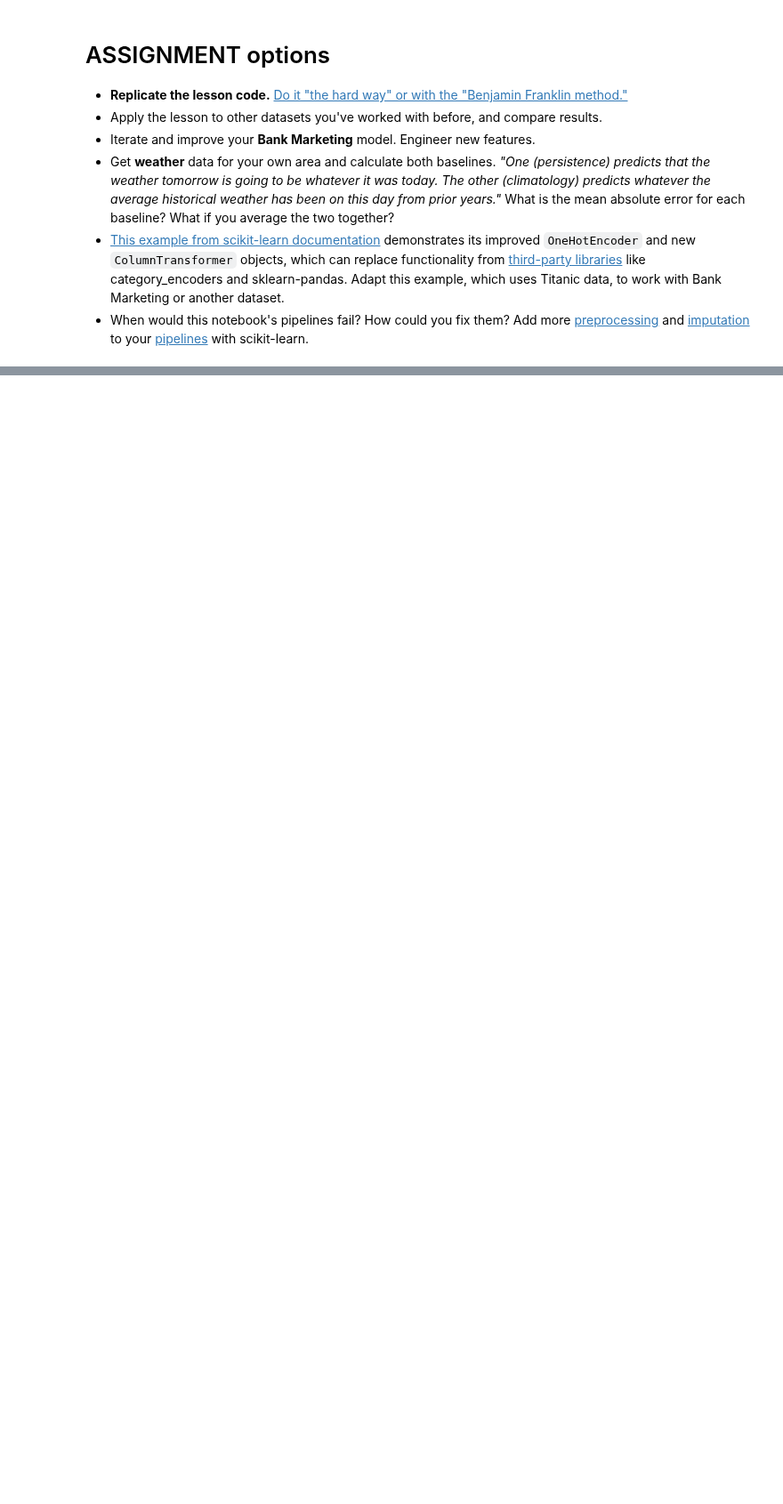
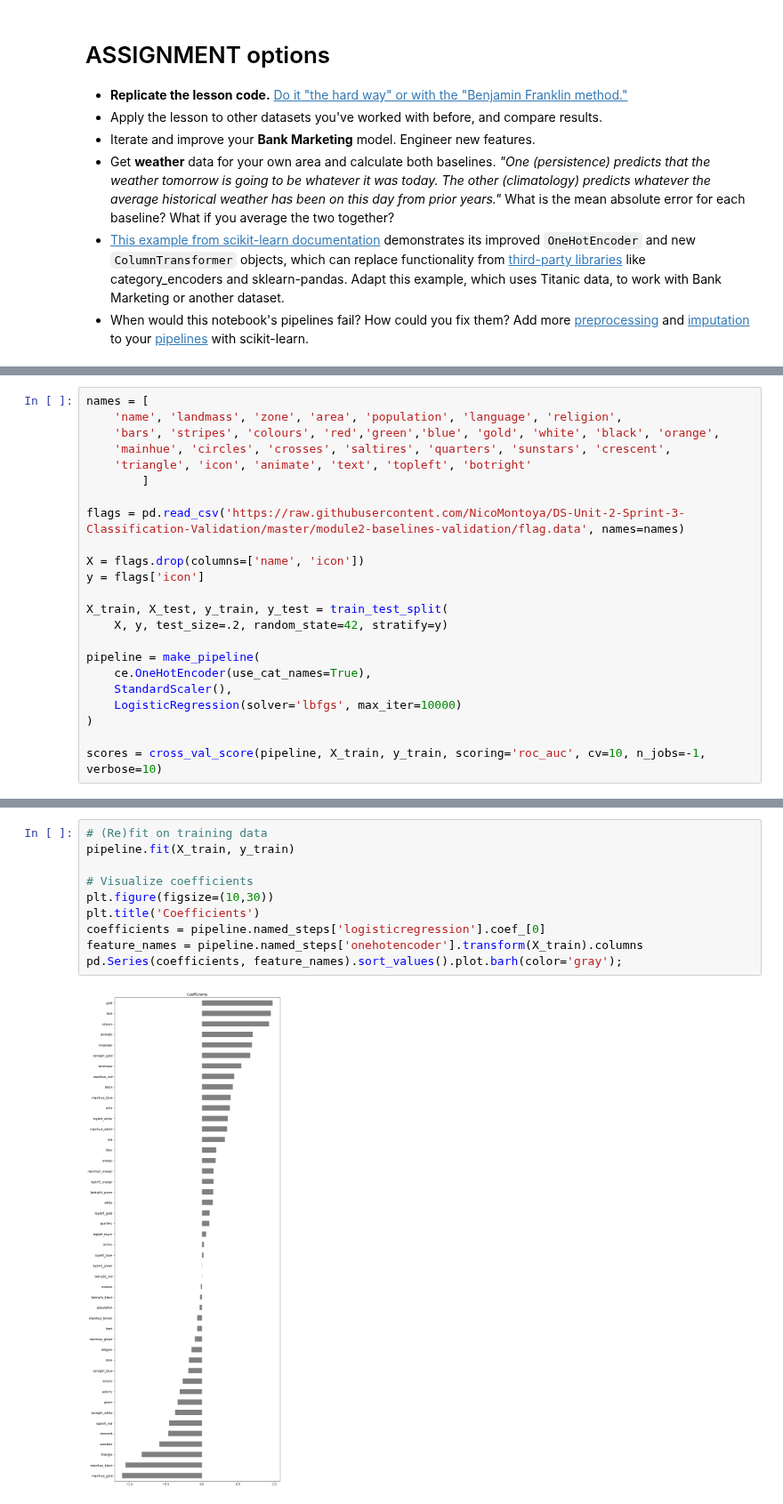
Before and after one commit to LambdaSchool/DS-Unit-2-Sprint-3-Classification-Validation, a Jupyter notebook: module2-baselines-validation/LS_DS_232_Baselines_Validation.ipynb, the cells around one changed output, grey strips where cells are left out. Shown at 89% size. Cells and saved outputs as stored; diff of their text form; blank space fills up the shorter version.

```diff
--- a/module2-baselines-validation/LS_DS_232_Baselines_Validation.ipynb
+++ b/module2-baselines-validation/LS_DS_232_Baselines_Validation.ipynb
@@ -520,0 +706,23 @@ Incomplete list of issues to address
+# %%
+names = [
+    'name', 'landmass', 'zone', 'area', 'population', 'language', 'religion',
+    'bars', 'stripes', 'colours', 'red','green','blue', 'gold', 'white', 'black', 'orange',
+    'mainhue', 'circles', 'crosses', 'saltires', 'quarters', 'sunstars', 'crescent',
+    'triangle', 'icon', 'animate', 'text', 'topleft', 'botright'
+        ]
+
+flags = pd.read_csv('https://raw.githubusercontent.com/NicoMontoya/DS-Unit-2-Sprint-3-Classification-Validation/master/module2-baselines-validation/flag.data', names=names)
+
+X = flags.drop(columns=['name', 'icon'])
+y = flags['icon']
+
+X_train, X_test, y_train, y_test = train_test_split(
+    X, y, test_size=.2, random_state=42, stratify=y)
+
+pipeline = make_pipeline(
+    ce.OneHotEncoder(use_cat_names=True),
+    StandardScaler(),
+    LogisticRegression(solver='lbfgs', max_iter=10000)
+)
+
+scores = cross_val_score(pipeline, X_train, y_train, scoring='roc_auc', cv=10, n_jobs=-1, verbose=10)
@@ -520,0 +741,12 @@ Incomplete list of issues to address
+# %%
+# (Re)fit on training data
+pipeline.fit(X_train, y_train)
+
+# Visualize coefficients
+plt.figure(figsize=(10,30))
+plt.title('Coefficients')
+coefficients = pipeline.named_steps['logisticregression'].coef_[0]
+feature_names = pipeline.named_steps['onehotencoder'].transform(X_train).columns
+pd.Series(coefficients, feature_names).sort_values().plot.barh(color='gray');
+# %% [output]
+[figure, added]
```
Also changed, not shown: parts of 25 cells of this notebook.
